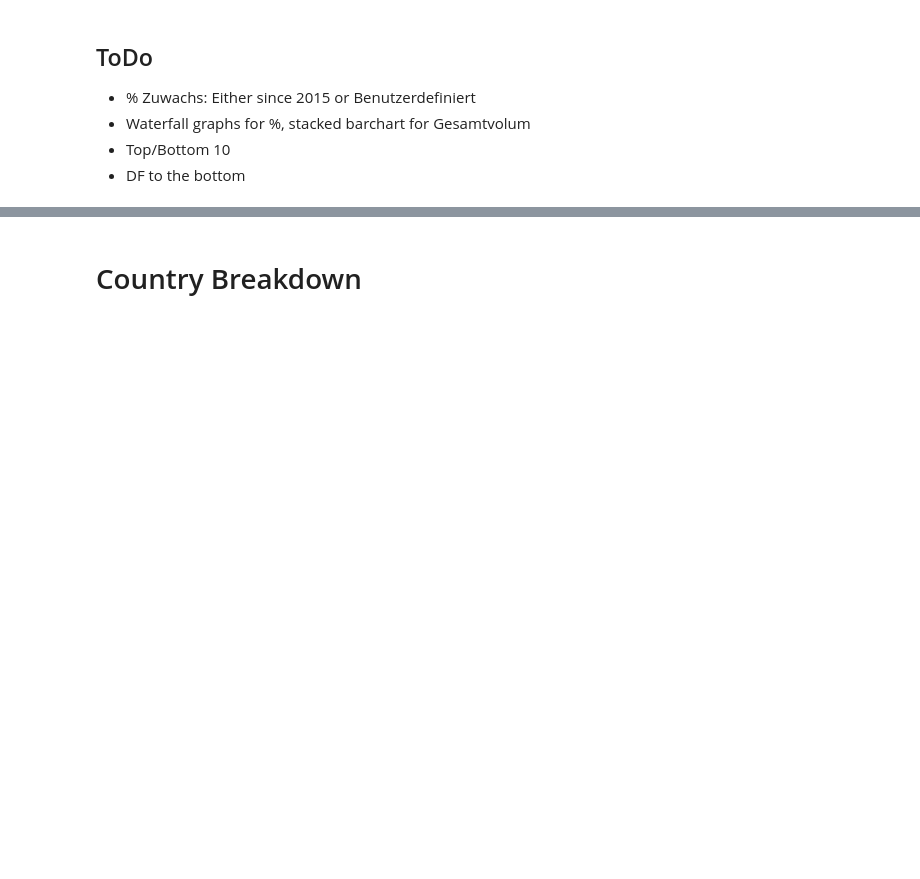
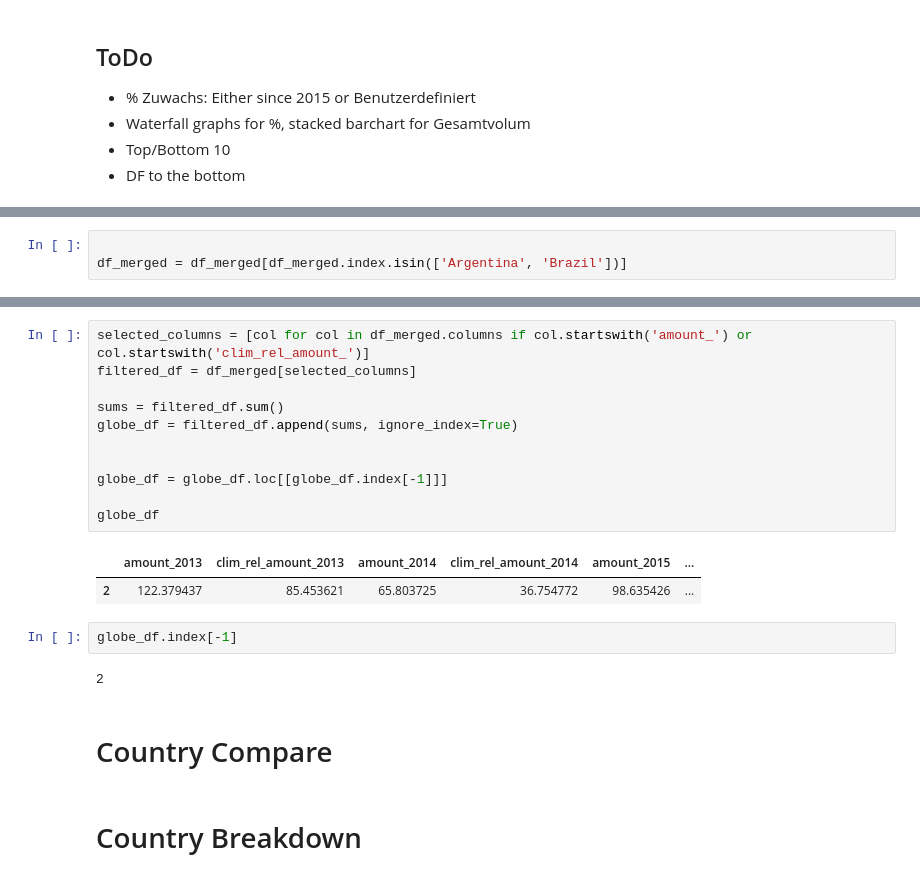
Before and after one commit to Samuel-Drewes/KlimaPortfolios, a Jupyter notebook: notebooks/first_play.ipynb, the cells around one changed output, grey strips where cells are left out. Cells and saved outputs as stored; diff of their text form; blank space fills up the shorter version.

Commit message:
v3.0 Country comparison

```diff
--- a/notebooks/first_play.ipynb
+++ b/notebooks/first_play.ipynb
@@ -286,0 +346,3 @@ full_globe_df
+# %%
+
+df_merged = df_merged[df_merged.index.isin(['Argentina', 'Brazil'])]
@@ -287,3 +357,23 @@ full_globe_df
+# %%
+selected_columns = [col for col in df_merged.columns if col.startswith('amount_') or col.startswith('clim_rel_amount_')]
+filtered_df = df_merged[selected_columns]
+
+sums = filtered_df.sum()
+globe_df = filtered_df.append(sums, ignore_index=True)
+
+
+globe_df = globe_df.loc[[globe_df.index[-1]]]
+
+globe_df
+# %% [output]
+|  | amount_2013 | clim_rel_amount_2013 | amount_2014 | clim_rel_amount_2014 | amount_2015 | ... |
+| 2 | 122.379437 | 85.453621 | 65.803725 | 36.754772 | 98.635426 | ... |
+# %%
+globe_df.index[-1]
+# %% [output]
+2
+# %% [markdown]
+# Country Compare
 # %% [markdown]
 # Country Breakdown
 # %%
```
Also changed, not shown: parts of 65 cells of this notebook, 2 other files.
